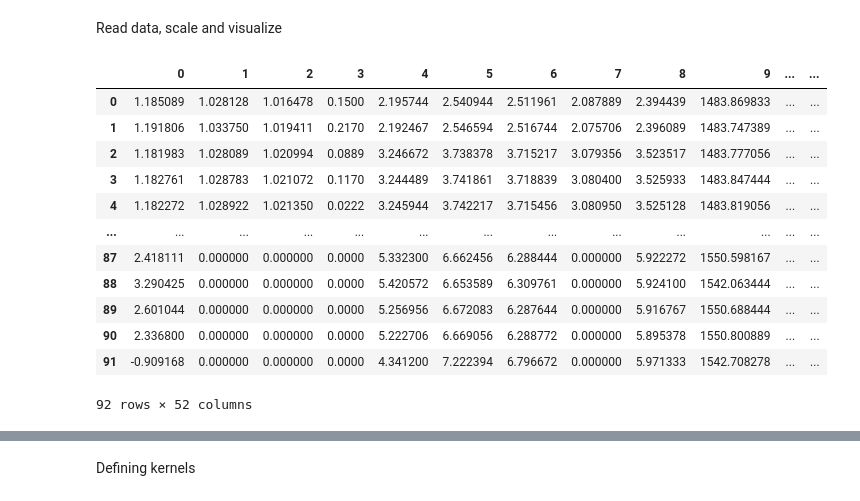
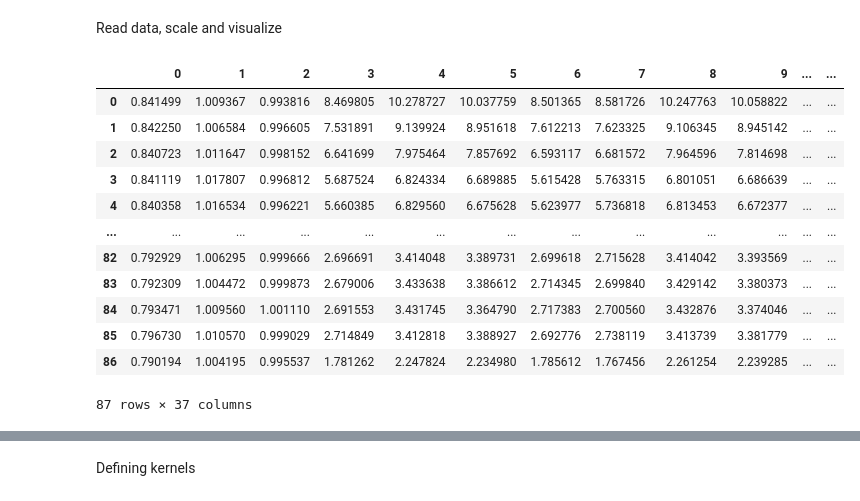
Before and after one commit to Erikkui/adaml-2024fall, a Jupyter notebook: week-06/week06_kPLS_kuitunen.ipynb, the cells around one changed output, grey strips where cells are left out. Cells and saved outputs as stored; diff of their text form; code cells hidden in the pictures.

```diff
--- a/week-06/week06_kPLS_kuitunen.ipynb
+++ b/week-06/week06_kPLS_kuitunen.ipynb
@@ -8,26 +8,26 @@ Read data, scale and visualize
 # %%
 import numpy as np
 import pandas as pd
 import matplotlib.pyplot as plt
 
-df = pd.read_csv("Flowmeters/Meter B", delimiter="	", header=None)
+df = pd.read_csv("Flowmeters/Meter A", delimiter="	", header=None)
 col_names = df.columns.tolist()
 
 df
 # %% [output]
 |  | 0 | 1 | 2 | 3 | 4 | 5 | 6 | 7 | 8 | 9 | ... | ... |
-| 0 | 1.185089 | 1.028128 | 1.016478 | 0.1500 | 2.195744 | 2.540944 | 2.511961 | 2.087889 | 2.394439 | 1483.869833 | ... | ... |
-| 1 | 1.191806 | 1.033750 | 1.019411 | 0.2170 | 2.192467 | 2.546594 | 2.516744 | 2.075706 | 2.396089 | 1483.747389 | ... | ... |
-| 2 | 1.181983 | 1.028089 | 1.020994 | 0.0889 | 3.246672 | 3.738378 | 3.715217 | 3.079356 | 3.523517 | 1483.777056 | ... | ... |
-| 3 | 1.182761 | 1.028783 | 1.021072 | 0.1170 | 3.244489 | 3.741861 | 3.718839 | 3.080400 | 3.525933 | 1483.847444 | ... | ... |
-| 4 | 1.182272 | 1.028922 | 1.021350 | 0.0222 | 3.245944 | 3.742217 | 3.715456 | 3.080950 | 3.525128 | 1483.819056 | ... | ... |
+| 0 | 0.841499 | 1.009367 | 0.993816 | 8.469805 | 10.278727 | 10.037759 | 8.501365 | 8.581726 | 10.247763 | 10.058822 | ... | ... |
+| 1 | 0.842250 | 1.006584 | 0.996605 | 7.531891 | 9.139924 | 8.951618 | 7.612213 | 7.623325 | 9.106345 | 8.945142 | ... | ... |
+| 2 | 0.840723 | 1.011647 | 0.998152 | 6.641699 | 7.975464 | 7.857692 | 6.593117 | 6.681572 | 7.964596 | 7.814698 | ... | ... |
+| 3 | 0.841119 | 1.017807 | 0.996812 | 5.687524 | 6.824334 | 6.689885 | 5.615428 | 5.763315 | 6.801051 | 6.686639 | ... | ... |
+| 4 | 0.840358 | 1.016534 | 0.996221 | 5.660385 | 6.829560 | 6.675628 | 5.623977 | 5.736818 | 6.813453 | 6.672377 | ... | ... |
 | ... | ... | ... | ... | ... | ... | ... | ... | ... | ... | ... | ... | ... |
-| 87 | 2.418111 | 0.000000 | 0.000000 | 0.0000 | 5.332300 | 6.662456 | 6.288444 | 0.000000 | 5.922272 | 1550.598167 | ... | ... |
-| 88 | 3.290425 | 0.000000 | 0.000000 | 0.0000 | 5.420572 | 6.653589 | 6.309761 | 0.000000 | 5.924100 | 1542.063444 | ... | ... |
-| 89 | 2.601044 | 0.000000 | 0.000000 | 0.0000 | 5.256956 | 6.672083 | 6.287644 | 0.000000 | 5.916767 | 1550.688444 | ... | ... |
-| 90 | 2.336800 | 0.000000 | 0.000000 | 0.0000 | 5.222706 | 6.669056 | 6.288772 | 0.000000 | 5.895378 | 1550.800889 | ... | ... |
-| 91 | -0.909168 | 0.000000 | 0.000000 | 0.0000 | 4.341200 | 7.222394 | 6.796672 | 0.000000 | 5.971333 | 1542.708278 | ... | ... |
+| 82 | 0.792929 | 1.006295 | 0.999666 | 2.696691 | 3.414048 | 3.389731 | 2.699618 | 2.715628 | 3.414042 | 3.393569 | ... | ... |
+| 83 | 0.792309 | 1.004472 | 0.999873 | 2.679006 | 3.433638 | 3.386612 | 2.714345 | 2.699840 | 3.429142 | 3.380373 | ... | ... |
+| 84 | 0.793471 | 1.009560 | 1.001110 | 2.691553 | 3.431745 | 3.364790 | 2.717383 | 2.700560 | 3.432876 | 3.374046 | ... | ... |
+| 85 | 0.796730 | 1.010570 | 0.999029 | 2.714849 | 3.412818 | 3.388927 | 2.692776 | 2.738119 | 3.413739 | 3.381779 | ... | ... |
+| 86 | 0.790194 | 1.004195 | 0.995537 | 1.781262 | 2.247824 | 2.234980 | 1.785612 | 1.767456 | 2.261254 | 2.239285 | ... | ... |
-92 rows × 52 columns
+87 rows × 37 columns
 # %%
 from sklearn.preprocessing import StandardScaler
 
```
Also changed, not shown: parts of 8 cells of this notebook, 7 other files.
